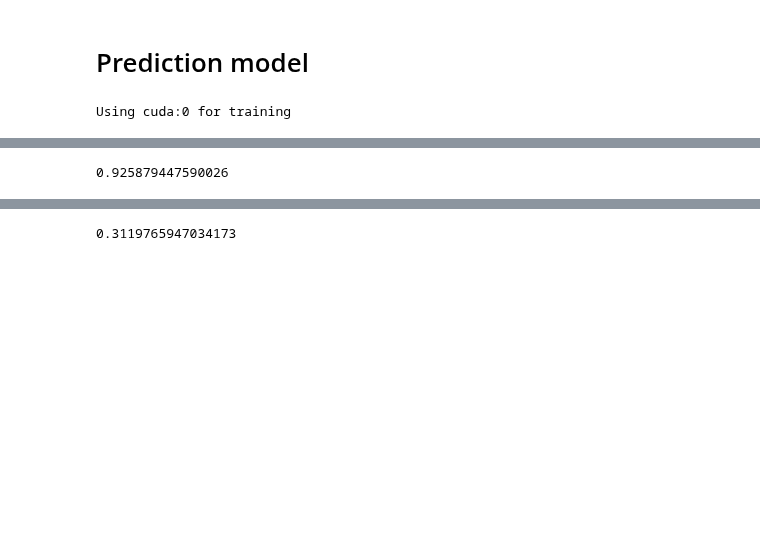
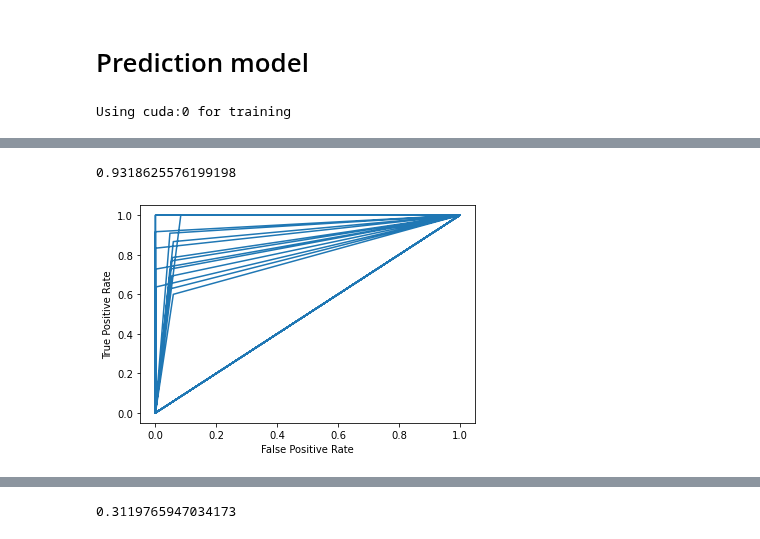
Before and after one commit to cb11711211/pMHC-TCR-binding-prediction, a Jupyter notebook: ae_encode.ipynb, the cells around one changed output, grey strips where cells are left out. Cells and saved outputs as stored; diff of their text form; code cells hidden in the pictures; blank space fills up the shorter version.

```diff
--- a/ae_encode.ipynb
+++ b/ae_encode.ipynb
@@ -786,20 +803,35 @@ print(list(num_dict.keys())[0])
 # %%
 # test_data = test_loader[0]
 # test_dataloader.dataset[0]
 pred_history = []
 target_history = []
+fpr_history = []
+tpr_history = []
 for data, target in test_dataloader:
     model.eval()
     data = data.view(-1, 52).to(torch.float32).data.to(device)
     # print(data.shape)
     one_hot_target = torch.zeros((len(target), 2)).to(device)
     one_hot_target[(target==1).squeeze(),1] = 1
     one_hot_target[(target==0).squeeze(),0] = 1
     pred = model(data)
     pred_history.extend(pred.cpu().detach().numpy()) # batch_size, 2
     target_history.extend(one_hot_target.cpu().detach().numpy()) # batch_size, 2
+    fpr, tpr, _ = roc_curve(pred.argmax(dim=1, keepdim=True).cpu().detach().numpy(),
+                            one_hot_target.argmax(dim=1, keepdim=True).cpu().detach().numpy())
+    fpr_history.extend(fpr)
+    tpr_history.extend(tpr)
 
 auc = roc_auc_score(target_history, pred_history)
+# pred_history = [i.argmax() for i in pred_history]
+# target_history = [i.argmax() for i in target_history]
+# fpr, tpr, _ = roc_curve(target_history, pred_history)
 print(auc)
+plt.plot(fpr_history, tpr_history)
+plt.ylabel("True Positive Rate")
+plt.xlabel("False Positive Rate")
+# plt.legend(loc=4)
+plt.show()
 # %% [output]
-0.925879447590026
+0.9318625576199198
+[figure, added]
```
Also changed, not shown: parts of 6 cells of this notebook.
